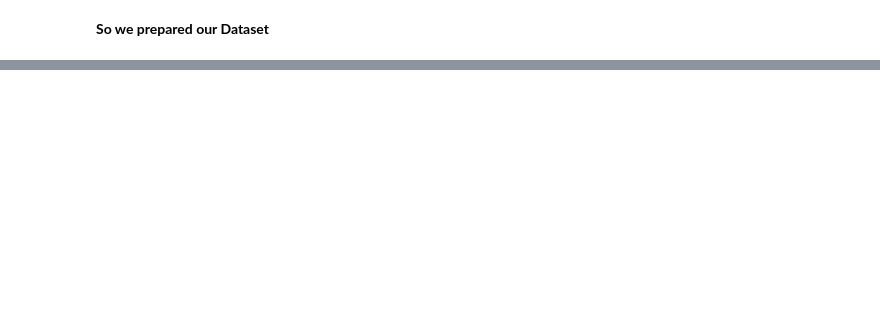
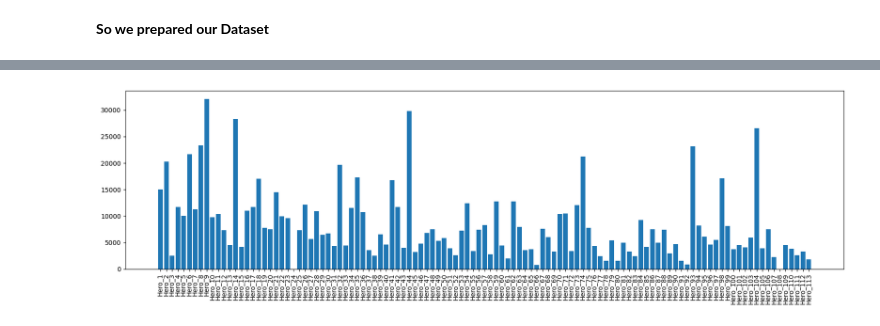
Before and after one commit to mrpintime/Dota2_TI-2016, a Jupyter notebook: Dota2Game.ipynb, the cells around one changed output, grey strips where cells are left out. Cells and saved outputs as stored; diff of their text form; code cells hidden in the pictures; blank space fills up the shorter version.

```diff
--- a/Dota2Game.ipynb
+++ b/Dota2Game.ipynb
@@ -114,0 +129,3 @@ df_trn.head()
+# %%
+aug = df_trn.iloc[:, 4: ].abs().sum(axis=0)
+aug
@@ -114,0 +145,8 @@ df_trn.head()
+# %%
+plt.figure(figsize=(20,5))
+plt.bar(x=aug.index, height=aug)
+
+plt.xticks(rotation=90)
+plt.show()
+# %% [output]
+[figure, added]
```
Also changed, not shown: parts of 28 cells of this notebook.
